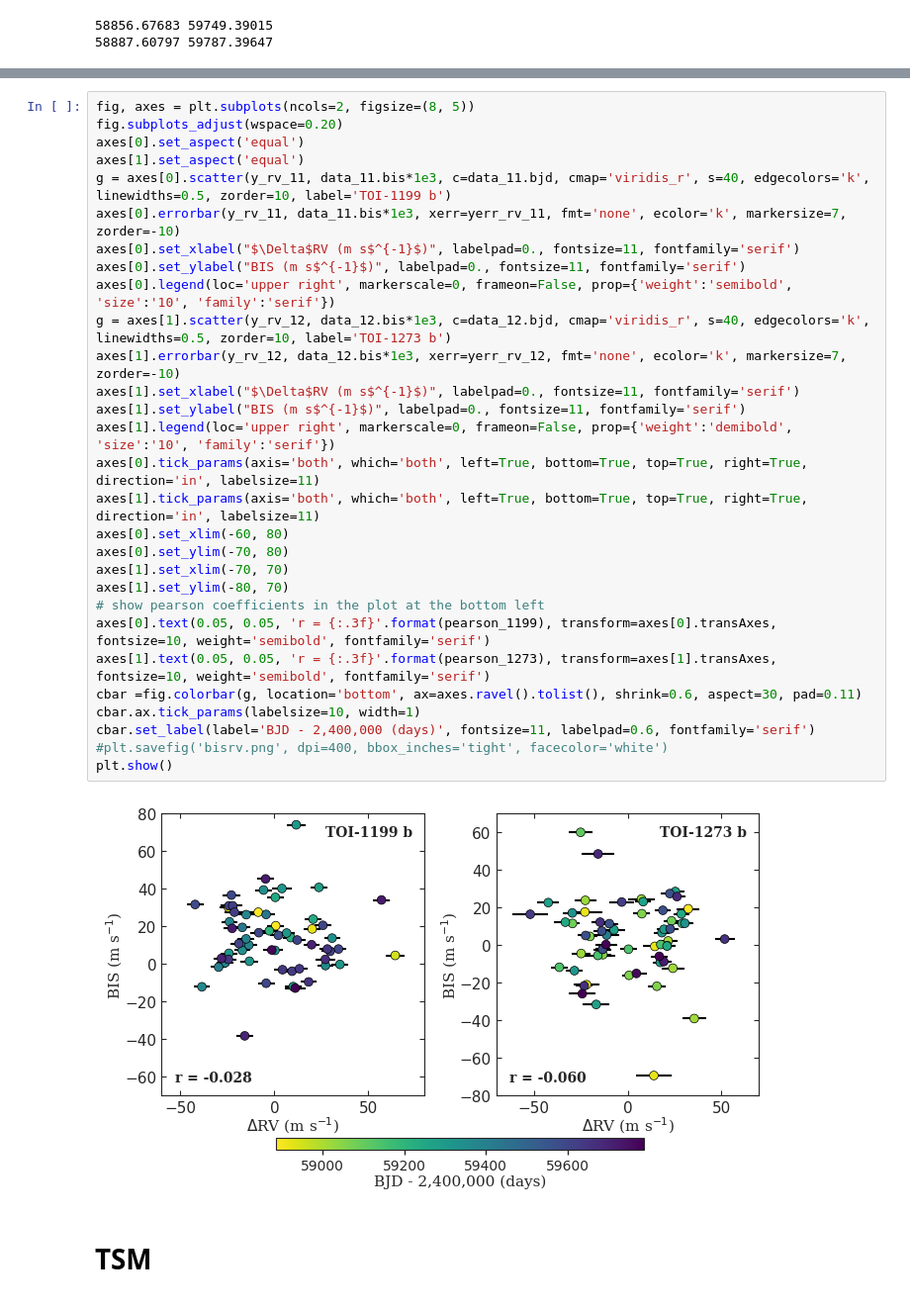
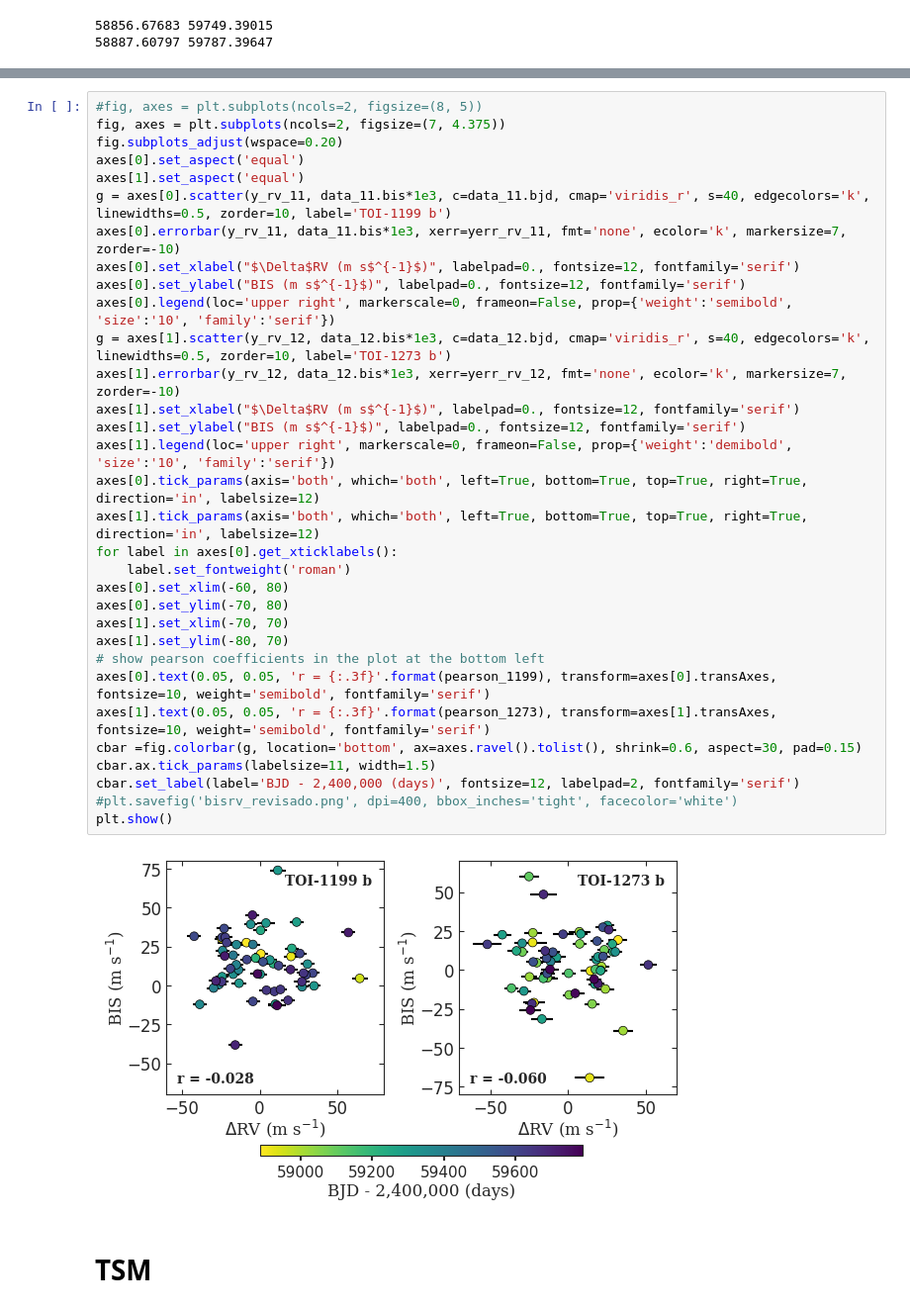
Before and after one commit to juanserrano90/toi1199-1273, a Jupyter notebook: figuras_caracterizacion.ipynb, the cells around one changed output, grey strips where cells are left out. Shown at 99% size. Drawn from its saved outputs; the diff is of its cells as text.

```diff
--- a/figuras_caracterizacion.ipynb
+++ b/figuras_caracterizacion.ipynb
@@ -374,34 +374,37 @@ print(pearson_1273)
 # %%
-fig, axes = plt.subplots(ncols=2, figsize=(8, 5))
+#fig, axes = plt.subplots(ncols=2, figsize=(8, 5))
+fig, axes = plt.subplots(ncols=2, figsize=(7, 4.375))
 fig.subplots_adjust(wspace=0.20)
 axes[0].set_aspect('equal')
 axes[1].set_aspect('equal')
 g = axes[0].scatter(y_rv_11, data_11.bis*1e3, c=data_11.bjd, cmap='viridis_r', s=40, edgecolors='k', linewidths=0.5, zorder=10, label='TOI-1199 b')
 axes[0].errorbar(y_rv_11, data_11.bis*1e3, xerr=yerr_rv_11, fmt='none', ecolor='k', markersize=7, zorder=-10)
-axes[0].set_xlabel("$\Delta$RV (m s$^{-1}$)", labelpad=0., fontsize=11, fontfamily='serif')
-axes[0].set_ylabel("BIS (m s$^{-1}$)", labelpad=0., fontsize=11, fontfamily='serif')
+axes[0].set_xlabel("$\Delta$RV (m s$^{-1}$)", labelpad=0., fontsize=12, fontfamily='serif')
+axes[0].set_ylabel("BIS (m s$^{-1}$)", labelpad=0., fontsize=12, fontfamily='serif')
 axes[0].legend(loc='upper right', markerscale=0, frameon=False, prop={'weight':'semibold', 'size':'10', 'family':'serif'})
 g = axes[1].scatter(y_rv_12, data_12.bis*1e3, c=data_12.bjd, cmap='viridis_r', s=40, edgecolors='k', linewidths=0.5, zorder=10, label='TOI-1273 b')
 axes[1].errorbar(y_rv_12, data_12.bis*1e3, xerr=yerr_rv_12, fmt='none', ecolor='k', markersize=7, zorder=-10)
-axes[1].set_xlabel("$\Delta$RV (m s$^{-1}$)", labelpad=0., fontsize=11, fontfamily='serif')
-axes[1].set_ylabel("BIS (m s$^{-1}$)", labelpad=0., fontsize=11, fontfamily='serif')
+axes[1].set_xlabel("$\Delta$RV (m s$^{-1}$)", labelpad=0., fontsize=12, fontfamily='serif')
+axes[1].set_ylabel("BIS (m s$^{-1}$)", labelpad=0., fontsize=12, fontfamily='serif')
 axes[1].legend(loc='upper right', markerscale=0, frameon=False, prop={'weight':'demibold', 'size':'10', 'family':'serif'})
-axes[0].tick_params(axis='both', which='both', left=True, bottom=True, top=True, right=True, direction='in', labelsize=11)
-axes[1].tick_params(axis='both', which='both', left=True, bottom=True, top=True, right=True, direction='in', labelsize=11)
+axes[0].tick_params(axis='both', which='both', left=True, bottom=True, top=True, right=True, direction='in', labelsize=12)
+axes[1].tick_params(axis='both', which='both', left=True, bottom=True, top=True, right=True, direction='in', labelsize=12)
+for label in axes[0].get_xticklabels():
+    label.set_fontweight('roman')
 axes[0].set_xlim(-60, 80)
 axes[0].set_ylim(-70, 80)
 axes[1].set_xlim(-70, 70)
 axes[1].set_ylim(-80, 70)
 # show pearson coefficients in the plot at the bottom left
 axes[0].text(0.05, 0.05, 'r = {:.3f}'.format(pearson_1199), transform=axes[0].transAxes, fontsize=10, weight='semibold', fontfamily='serif')
 axes[1].text(0.05, 0.05, 'r = {:.3f}'.format(pearson_1273), transform=axes[1].transAxes, fontsize=10, weight='semibold', fontfamily='serif')
-cbar =fig.colorbar(g, location='bottom', ax=axes.ravel().tolist(), shrink=0.6, aspect=30, pad=0.11)
-cbar.ax.tick_params(labelsize=10, width=1)
-cbar.set_label(label='BJD - 2,400,000 (days)', fontsize=11, labelpad=0.6, fontfamily='serif')
-#plt.savefig('bisrv.png', dpi=400, bbox_inches='tight', facecolor='white')
+cbar =fig.colorbar(g, location='bottom', ax=axes.ravel().tolist(), shrink=0.6, aspect=30, pad=0.15)
+cbar.ax.tick_params(labelsize=11, width=1.5)
+cbar.set_label(label='BJD - 2,400,000 (days)', fontsize=12, labelpad=2, fontfamily='serif')
+#plt.savefig('bisrv_revisado.png', dpi=400, bbox_inches='tight', facecolor='white')
 plt.show()
 # %% [output]
-[figure, old version]
+[figure, new version]
 # %% [markdown]
 # TSM
 # %%
```
Also changed, not shown: parts of 18 cells of this notebook, 31 other files.
